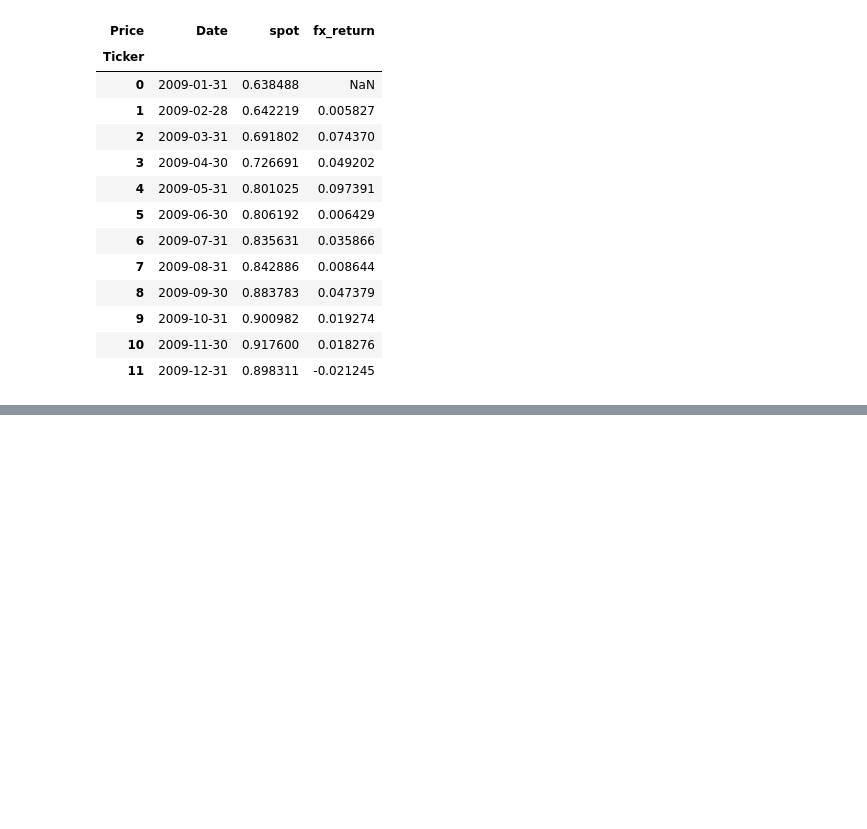
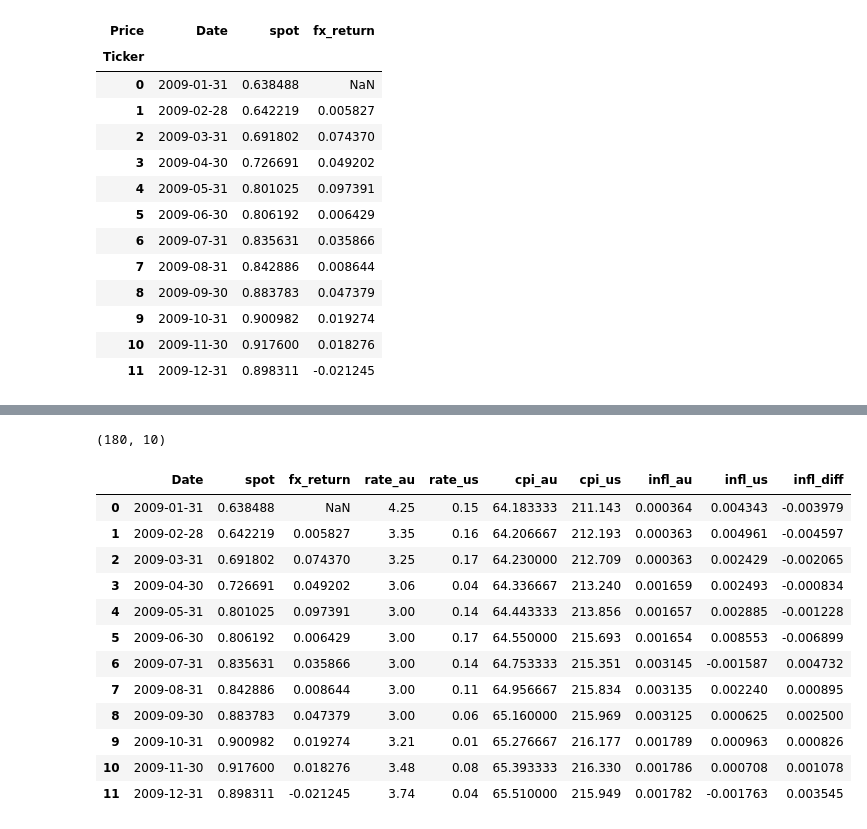
Before and after one commit to marwanferreira/audusd-carry-uip-ppp, a Jupyter notebook: notebooks/03_part3_carry_trade_audusd.ipynb, the cells around one changed output, grey strips where cells are left out. Cells and saved outputs as stored; diff of their text form; code cells hidden in the pictures; blank space fills up the shorter version.

Commit message:
Initialize stucture clean up

```diff
--- a/notebooks/03_part3_carry_trade_audusd.ipynb
+++ b/notebooks/03_part3_carry_trade_audusd.ipynb
@@ -248,0 +280,19 @@ audusd_monthly.to_csv(PROCESSED_DIR / "audusd_spot_processed.csv", index=False)
+# %%
+us_rate = us_rate.rename(columns={
+    "observation_date": "Date",
+    "DGS1MO": "rate_us"
+})
+
+us_rate["Date"] = pd.to_datetime(us_rate["Date"])
+us_rate["rate_us"] = pd.to_numeric(us_rate["rate_us"], errors="coerce")
+
+us_rate = us_rate.dropna().copy()
+
+us_rate = (
+    us_rate.set_index("Date")
+    .resample("M")
+    .last()
+    .reset_index()
+)
+
+us_rate.head()
@@ -248,0 +468,7 @@ audusd_monthly.to_csv(PROCESSED_DIR / "audusd_spot_processed.csv", index=False)
+# %%
+au_tmp = au_rate.copy().reset_index()
+au_tmp.columns = au_tmp.iloc[0]
+au_tmp = au_tmp.iloc[1:].copy()
+
+print(au_tmp.columns.tolist())
+au_tmp.head(10)
@@ -248,0 +541,29 @@ audusd_monthly.to_csv(PROCESSED_DIR / "audusd_spot_processed.csv", index=False)
+# %%
+spot = pd.read_csv(PROCESSED_DIR / "audusd_spot_processed.csv", parse_dates=["Date"])
+cpi = pd.read_csv(PROCESSED_DIR / "audusd_cpi_processed.csv", parse_dates=["Date"])
+
+strategy_data = (
+    spot.merge(au_rate_clean, on="Date", how="inner")
+        .merge(us_rate, on="Date", how="inner")
+        .merge(cpi, on="Date", how="left")
+        .sort_values("Date")
+        .reset_index(drop=True)
+)
+
+print(strategy_data.shape)
+strategy_data.head(12)
+# %% [output]
+(180, 10)
+|  | Date | spot | fx_return | rate_au | rate_us | cpi_au | cpi_us | infl_au | infl_us | infl_diff |
+| 0 | 2009-01-31 | 0.638488 | NaN | 4.25 | 0.15 | 64.183333 | 211.143 | 0.000364 | 0.004343 | -0.003979 |
+| 1 | 2009-02-28 | 0.642219 | 0.005827 | 3.35 | 0.16 | 64.206667 | 212.193 | 0.000363 | 0.004961 | -0.004597 |
+| 2 | 2009-03-31 | 0.691802 | 0.074370 | 3.25 | 0.17 | 64.230000 | 212.709 | 0.000363 | 0.002429 | -0.002065 |
+| 3 | 2009-04-30 | 0.726691 | 0.049202 | 3.06 | 0.04 | 64.336667 | 213.240 | 0.001659 | 0.002493 | -0.000834 |
+| 4 | 2009-05-31 | 0.801025 | 0.097391 | 3.00 | 0.14 | 64.443333 | 213.856 | 0.001657 | 0.002885 | -0.001228 |
+| 5 | 2009-06-30 | 0.806192 | 0.006429 | 3.00 | 0.17 | 64.550000 | 215.693 | 0.001654 | 0.008553 | -0.006899 |
+| 6 | 2009-07-31 | 0.835631 | 0.035866 | 3.00 | 0.14 | 64.753333 | 215.351 | 0.003145 | -0.001587 | 0.004732 |
+| 7 | 2009-08-31 | 0.842886 | 0.008644 | 3.00 | 0.11 | 64.956667 | 215.834 | 0.003135 | 0.002240 | 0.000895 |
+| 8 | 2009-09-30 | 0.883783 | 0.047379 | 3.00 | 0.06 | 65.160000 | 215.969 | 0.003125 | 0.000625 | 0.002500 |
+| 9 | 2009-10-31 | 0.900982 | 0.019274 | 3.21 | 0.01 | 65.276667 | 216.177 | 0.001789 | 0.000963 | 0.000826 |
+| 10 | 2009-11-30 | 0.917600 | 0.018276 | 3.48 | 0.08 | 65.393333 | 216.330 | 0.001786 | 0.000708 | 0.001078 |
+| 11 | 2009-12-31 | 0.898311 | -0.021245 | 3.74 | 0.04 | 65.510000 | 215.949 | 0.001782 | -0.001763 | 0.003545 |
```
Also changed, not shown: parts of 27 cells of this notebook, 1 other file.
